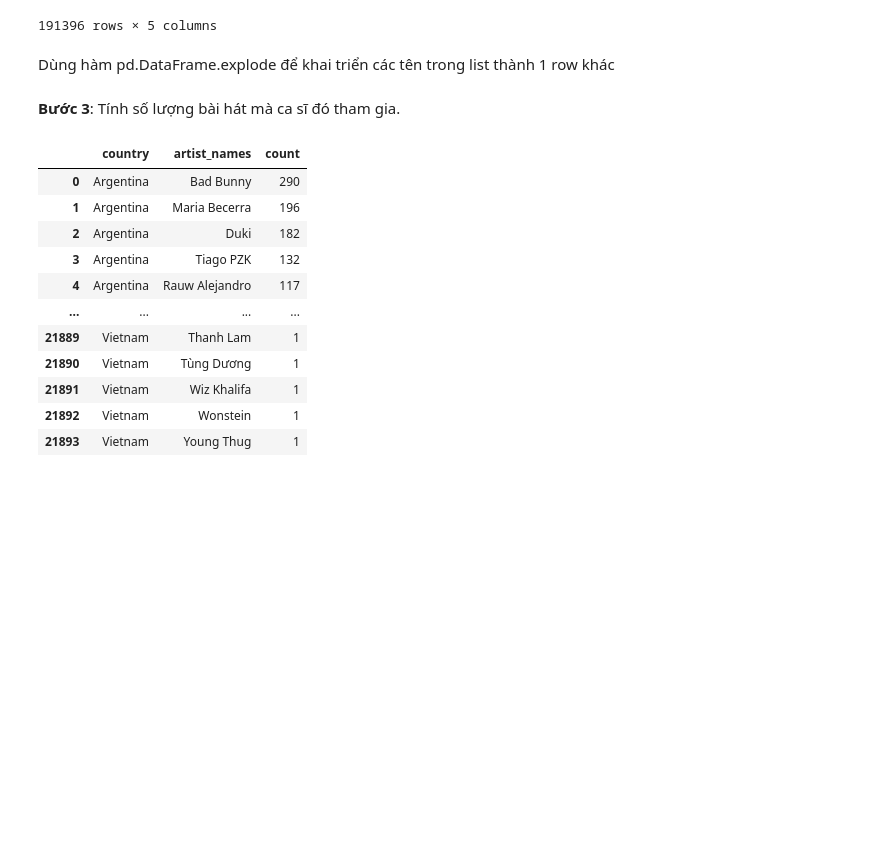
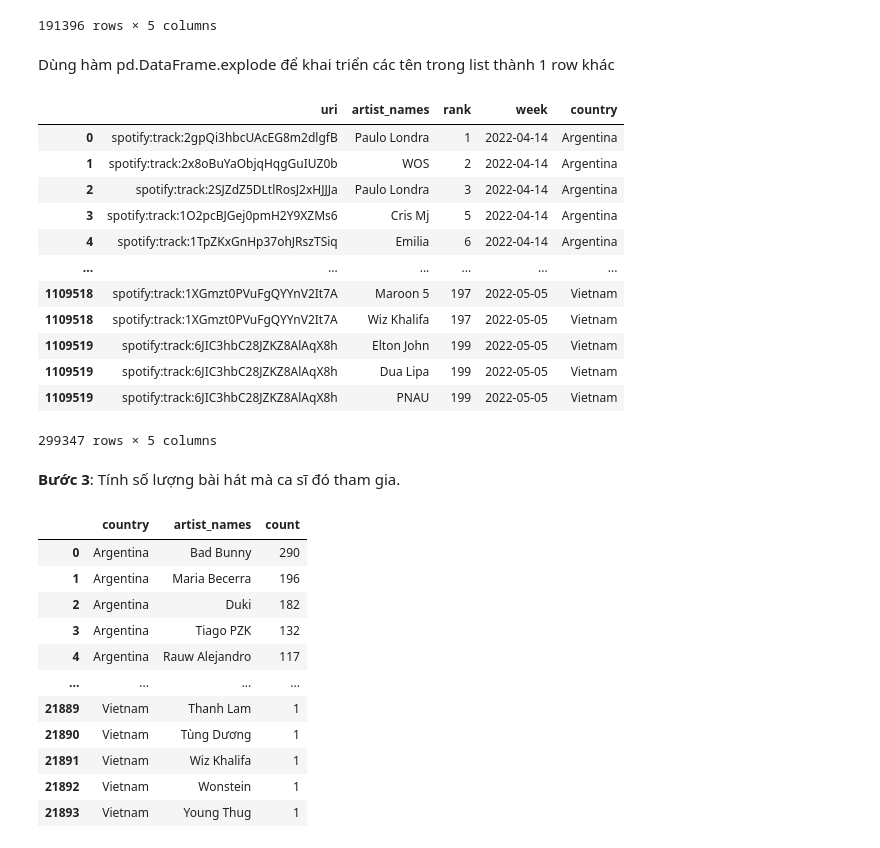
Before and after one commit to Miruku2201/LTKHDL_FinalProject, a Jupyter notebook: question.ipynb, the cells around one changed output. Drawn from its saved outputs; the diff is of its cells as text; code cells hidden in the pictures; blank space fills up the shorter version.

```diff
--- a/question.ipynb
+++ b/question.ipynb
@@ -793,6 +702,21 @@ summer_song_df
 Dùng hàm pd.DataFrame.explode để khai triển các tên trong list thành 1 row khác
 # %%
 summer_song_df = summer_song_df.explode("artist_names")
+summer_song_df
+# %% [output]
+|  | uri | artist_names | rank | week | country |
+| 0 | spotify:track:2gpQi3hbcUAcEG8m2dlgfB | Paulo Londra | 1 | 2022-04-14 | Argentina |
+| 1 | spotify:track:2x8oBuYaObjqHqgGuIUZ0b | WOS | 2 | 2022-04-14 | Argentina |
+| 2 | spotify:track:2SJZdZ5DLtlRosJ2xHJJJa | Paulo Londra | 3 | 2022-04-14 | Argentina |
+| 3 | spotify:track:1O2pcBJGej0pmH2Y9XZMs6 | Cris Mj | 5 | 2022-04-14 | Argentina |
+| 4 | spotify:track:1TpZKxGnHp37ohJRszTSiq | Emilia | 6 | 2022-04-14 | Argentina |
+| ... | ... | ... | ... | ... | ... |
+| 1109518 | spotify:track:1XGmzt0PVuFgQYYnV2It7A | Maroon 5 | 197 | 2022-05-05 | Vietnam |
+| 1109518 | spotify:track:1XGmzt0PVuFgQYYnV2It7A | Wiz Khalifa | 197 | 2022-05-05 | Vietnam |
+| 1109519 | spotify:track:6JIC3hbC28JZKZ8AlAqX8h | Elton John | 199 | 2022-05-05 | Vietnam |
+| 1109519 | spotify:track:6JIC3hbC28JZKZ8AlAqX8h | Dua Lipa | 199 | 2022-05-05 | Vietnam |
+| 1109519 | spotify:track:6JIC3hbC28JZKZ8AlAqX8h | PNAU | 199 | 2022-05-05 | Vietnam |
+299347 rows × 5 columns
 # %% [markdown]
 **Bước 3**: Tính số lượng bài hát mà ca sĩ đó tham gia.
 # %%
```
Also changed, not shown: parts of 47 cells of this notebook.
